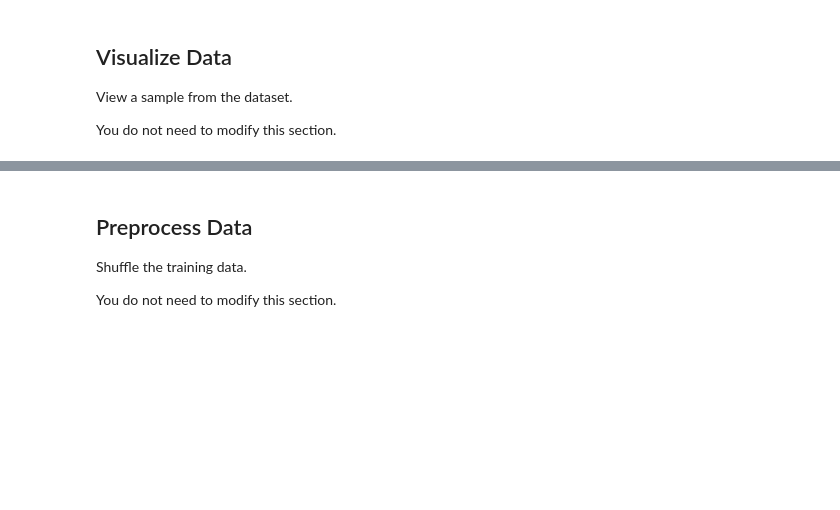
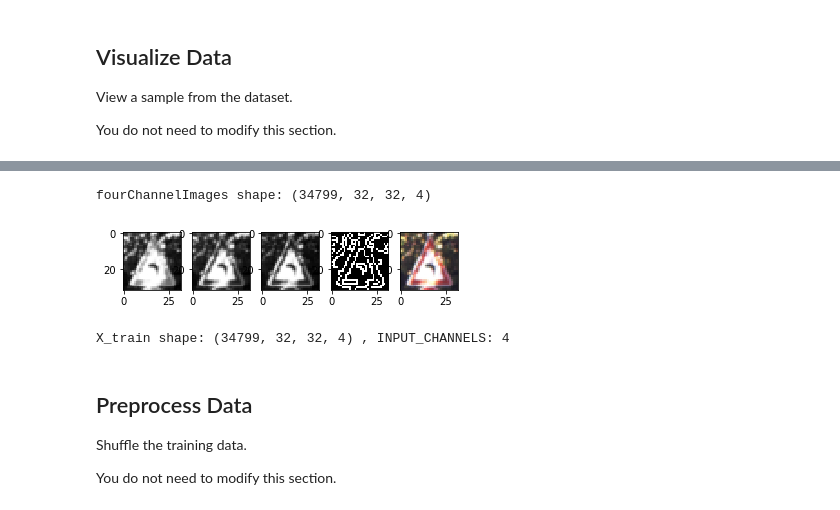
Before and after one commit to autohandle/TrafficSignClassifierProject, a Jupyter notebook: LeNet-Lab-Solution.ipynb, the cells around one changed output, grey strips where cells are left out. Saved outputs shown, nothing was run; the diff lists cells and outputs as text; code cells hidden in the pictures; blank space fills up the shorter version.

```diff
--- a/LeNet-Lab-Solution.ipynb
+++ b/LeNet-Lab-Solution.ipynb
@@ -136,3 +232,37 @@ plot_images(X_train[index:index+9], y_train[index:index+9])
+# %%
+def addCannyChannel(images):
+    #print("images shape:", images.shape)
+    numberOfImages=images.shape[0]
+    fourChannels=np.ndarray([numberOfImages,32,32,4], dtype=np.uint8)
+    fourChannels[:,:,:,0:3]=images[:,:,:,:]
+    for imageNumber in range(numberOfImages):
+        grayscaleImage=convertToGrayscale(images[imageNumber])
+        cannyEdges=findCannyEdges(grayscaleImage, 0, 255)
+        fourChannels[imageNumber,:,:,3]=cannyEdges
+    return fourChannels
+
+fourChannelImages=addCannyChannel(X_train)
+print("fourChannelImages shape:",fourChannelImages.shape)
+plt.figure(1)
+plt.subplot(1,5,1)
+plt.imshow(fourChannelImages[index,:,:,0], cmap='gray')
+plt.subplot(1,5,2)
+plt.imshow(fourChannelImages[index,:,:,1], cmap='gray')
+plt.subplot(1,5,3)
+plt.imshow(fourChannelImages[index,:,:,2], cmap='gray')
+plt.subplot(1,5,4)
+plt.imshow(fourChannelImages[index,:,:,3], cmap='gray')
+plt.subplot(1,5,5)
+plt.imshow(fourChannelImages[index,:,:,0:3])
+plt.show()
+
+X_train=fourChannelImages
+INPUT_CHANNELS=len(X_train.shape)
+print("X_train shape:",X_train.shape,", INPUT_CHANNELS:", INPUT_CHANNELS)
+# %% [output]
+fourChannelImages shape: (34799, 32, 32, 4)
+[figure, added]
+X_train shape: (34799, 32, 32, 4) , INPUT_CHANNELS: 4
 # %% [markdown]
 ## Preprocess Data
 
```
Also changed, not shown: parts of 7 cells of this notebook, 5 other files.
